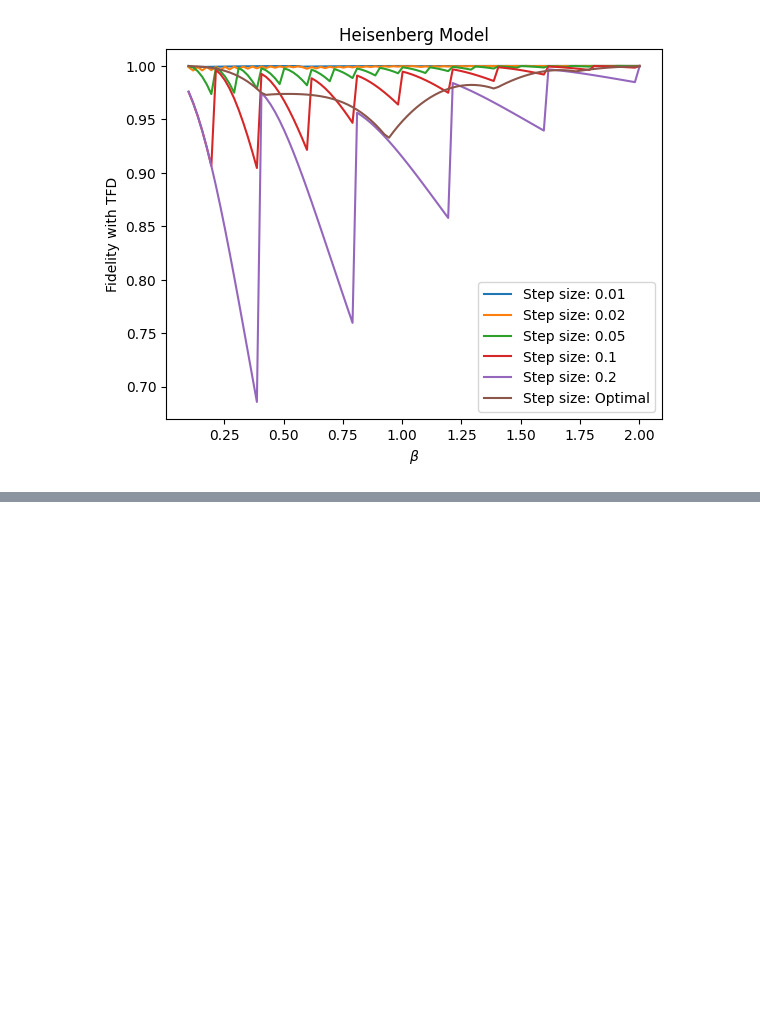
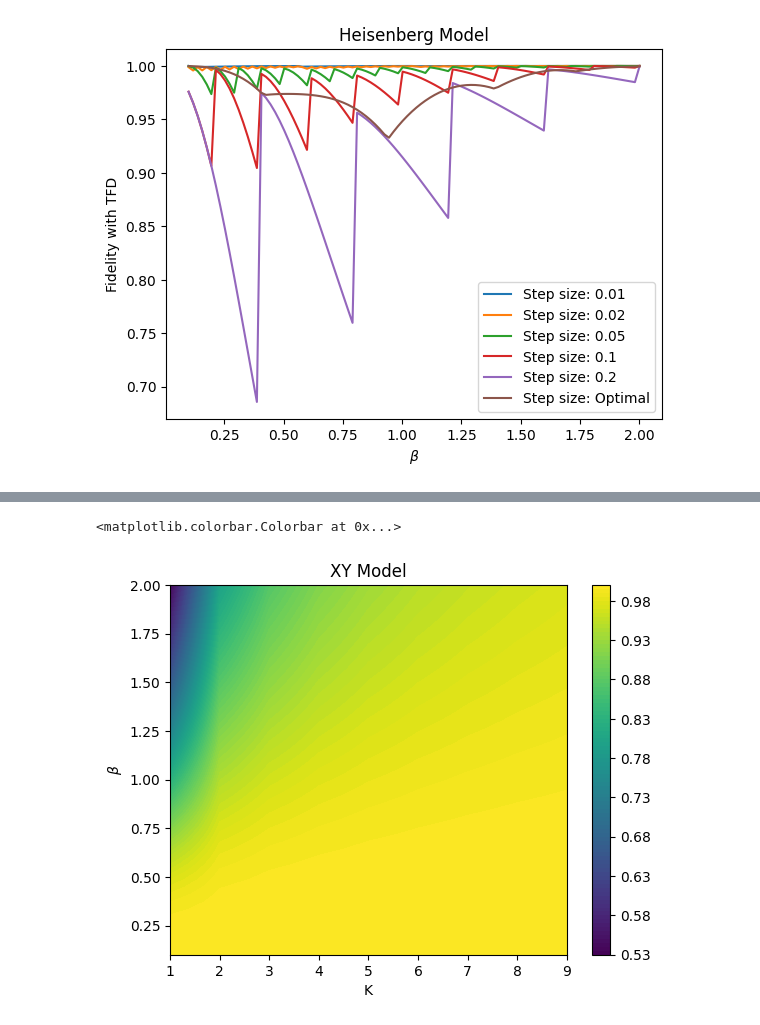
Before and after one commit to wrightjandrew/Master-Project, a Jupyter notebook: TFD.ipynb, the cells around one changed output, grey strips where cells are left out. Drawn from its saved outputs; the diff is of its cells as text; code cells hidden in the pictures; blank space fills up the shorter version.

```diff
--- a/TFD.ipynb
+++ b/TFD.ipynb
@@ -588,0 +590,21 @@ plt.show()
+# %%
+beta = np.linspace(0.1, 2, 50)
+K = np.arange(1, 10)
+nqubits = 4
+H_def = sum([X(x)*X(x+1)+Y(x)*Y(x+1)   for x in range(nqubits-1)])
+H = hamiltonians.SymbolicHamiltonian(H_def).matrix
+H = np.kron(H,np.eye(2**nqubits))
+fidelity = np.empty((len(beta),len(K)))
+
+for i in range(len(beta)):
+    for j in range(len(K)):
+        fidelity[i,j]  = thermalStatePrepBest(beta[i], H, nqubits, "DBI", K[j])
+
+
+plt.figure()
+plt.title('XY Model')
+plt.contourf(K, beta, fidelity, levels = 100)
+plt.ylabel(r'$\beta$')
+plt.xlabel('K')
+plt.colorbar()
+# %% [output]
@@ -588,0 +612,2 @@ plt.show()
+<matplotlib.colorbar.Colorbar at 0x...>
+[figure, added]
```
Also changed, not shown: parts of 4 cells of this notebook, 1 other file.
